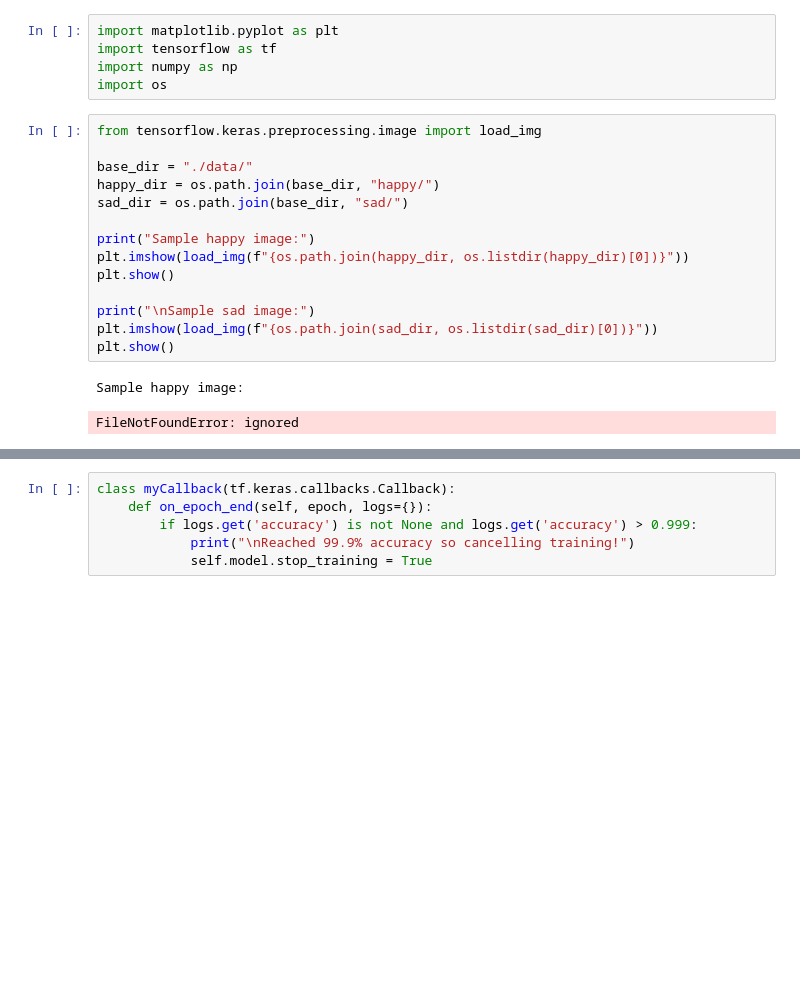
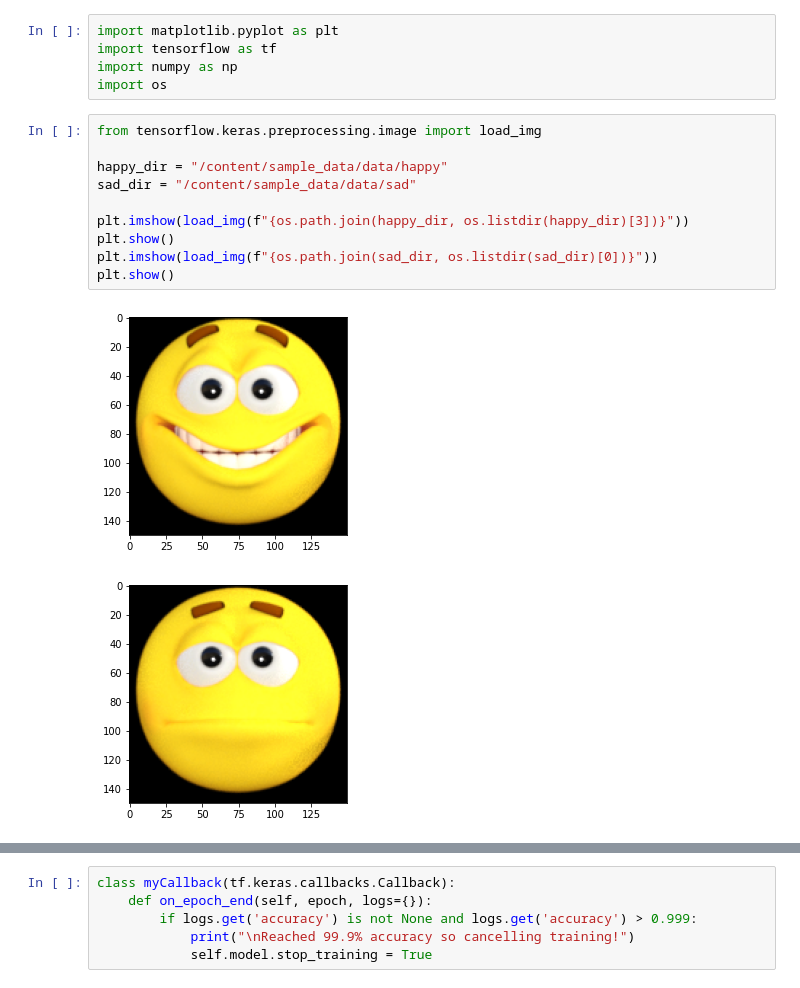
Before and after one commit to Tomtechno/Tensorflow, a Jupyter notebook: 1Course/C1W4_Assignment.ipynb, the cells around one changed output, grey strips where cells are left out. Drawn from its saved outputs; the diff is of its cells as text; blank space fills up the shorter version.

```diff
--- a/1Course/C1W4_Assignment.ipynb
+++ b/1Course/C1W4_Assignment.ipynb
@@ -10,20 +10,16 @@ import os
 # %%
 from tensorflow.keras.preprocessing.image import load_img
 
-base_dir = "./data/"
-happy_dir = os.path.join(base_dir, "happy/")
-sad_dir = os.path.join(base_dir, "sad/")
+happy_dir = "/content/sample_data/data/happy"
+sad_dir = "/content/sample_data/data/sad"
 
-print("Sample happy image:")
-plt.imshow(load_img(f"{os.path.join(happy_dir, os.listdir(happy_dir)[0])}"))
+plt.imshow(load_img(f"{os.path.join(happy_dir, os.listdir(happy_dir)[3])}"))
 plt.show()
-
-print("\nSample sad image:")
 plt.imshow(load_img(f"{os.path.join(sad_dir, os.listdir(sad_dir)[0])}"))
 plt.show()
 # %% [output]
-Sample happy image:
-FileNotFoundError: ignored
+[figure, added]
+[figure, added]
 # %%
 from tensorflow.keras.preprocessing.image import img_to_array
 
```
Also changed, not shown: parts of 7 cells of this notebook.
